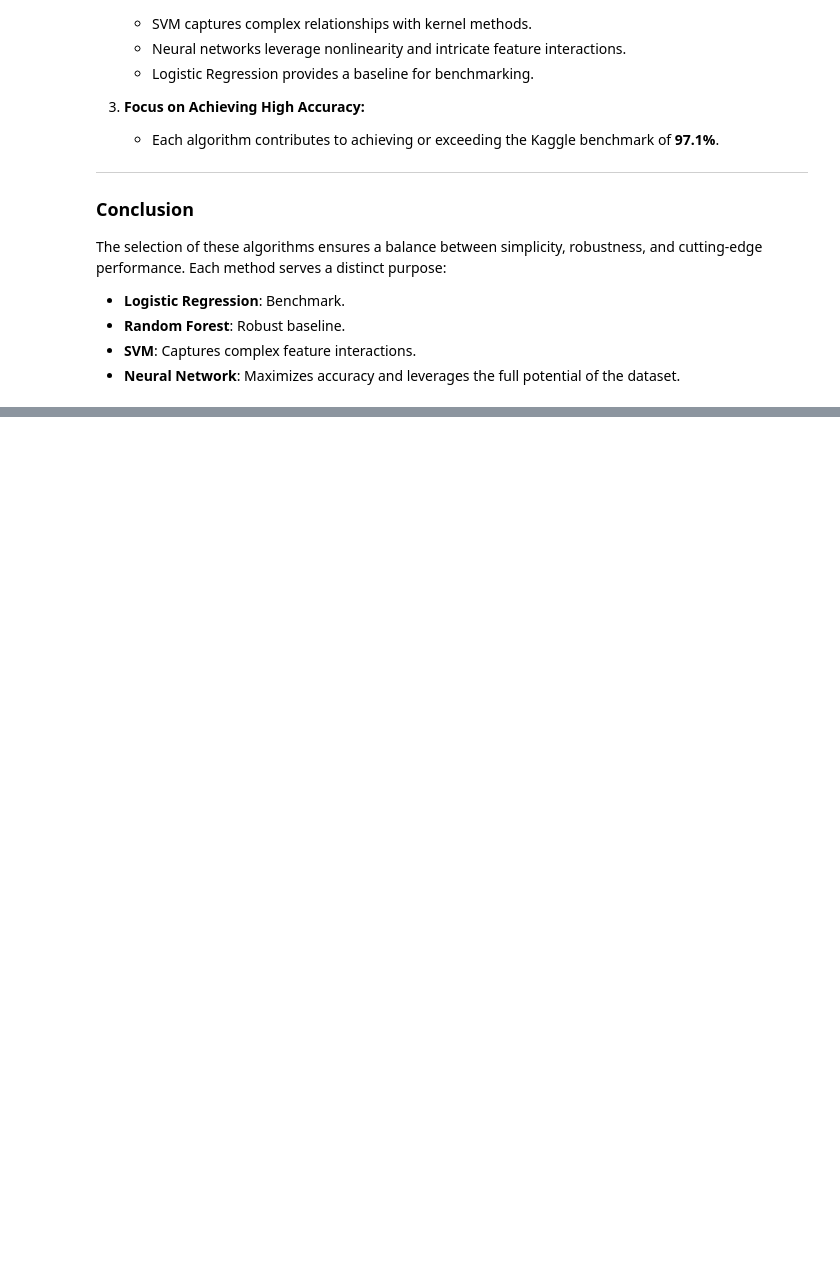
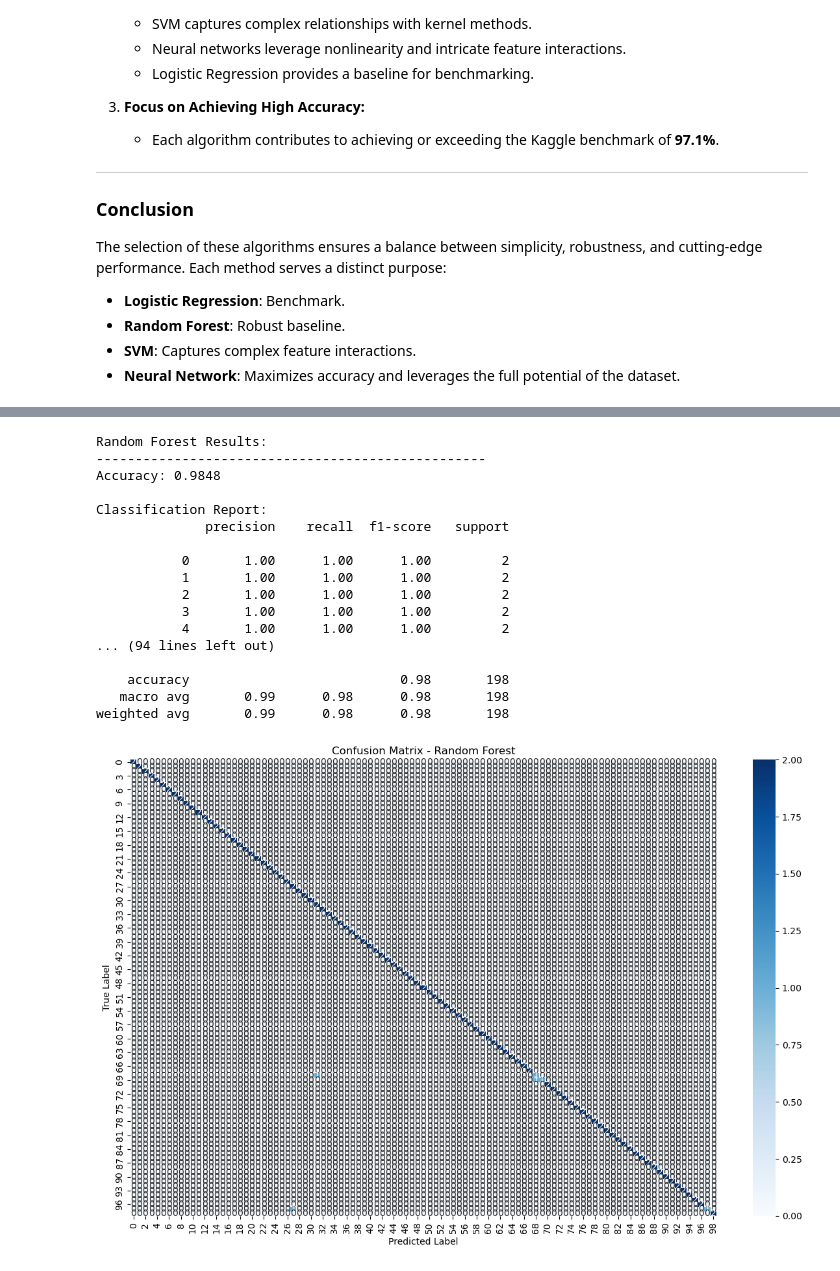
Before and after one commit to suhbrina-perry/CSCI632_Leaf_Classification_Project, a Jupyter notebook: CSCI632_Leaf_Classification_Project.ipynb, the cells around one changed output, grey strips where cells are left out. Drawn from its saved outputs; the diff is of its cells as text; code cells hidden in the pictures; blank space fills up the shorter version.

```diff
--- a/CSCI632_Leaf_Classification_Project.ipynb
+++ b/CSCI632_Leaf_Classification_Project.ipynb
@@ -513,0 +682,75 @@ The selection of these algorithms ensures a balance between simplicity, robustne
+# %%
+# Validation and Visualization
+def plot_confusion_matrix(y_true, y_pred, title):
+    cm = confusion_matrix(y_true, y_pred)
+    plt.figure(figsize=(12, 8))
+    sns.heatmap(cm, annot=True, fmt='d', cmap='Blues')
+    plt.title(f'Confusion Matrix - {title}')
+    plt.ylabel('True Label')
+    plt.xlabel('Predicted Label')
+    plt.tight_layout()
+    plt.show()
+
+# Print classification reports and plot confusion matrices
+models = {
+    'Random Forest': (rf_grid, y_pred_rf),
+    'SVM': (svm_grid, y_pred_svm),
+    'Logistic Regression': (lr_grid, y_pred_lr)
+}
+
+for name, (model, predictions) in models.items():
+    print(f"\n{name} Results:")
+    print("-" * 50)
+    print(f"Accuracy: {model.score(X_test, y_test):.4f}")
+    print("\nClassification Report:")
+    print(classification_report(y_test, predictions))
+    plot_confusion_matrix(y_test, predictions, name)
+
+# Learning curves
+from sklearn.model_selection import learning_curve
+
+def plot_learning_curve(estimator, title):
+    train_sizes, train_scores, test_scores = learning_curve(
+        estimator, X_train, y_train, cv=5, n_jobs=-1,
+        train_sizes=np.linspace(0.1, 1.0, 10))
+
+    train_mean = np.mean(train_scores, axis=1)
+    train_std = np.std(train_scores, axis=1)
+    test_mean = np.mean(test_scores, axis=1)
+    test_std = np.std(test_scores, axis=1)
+
+    plt.figure(figsize=(10, 6))
+    plt.plot(train_sizes, train_mean, label='Training score')
+    plt.plot(train_sizes, test_mean, label='Cross-validation score')
+    plt.fill_between(train_sizes, train_mean - train_std, train_mean + train_std, alpha=0.1)
+    plt.fill_between(train_sizes, test_mean - test_std, test_mean + test_std, alpha=0.1)
+    plt.title(f'Learning Curve - {title}')
+    plt.xlabel('Training Examples')
+    plt.ylabel('Score')
+    plt.legend(loc='best')
+    plt.grid(True)
+    plt.tight_layout()
+    plt.show()
+
+# Plot learning curves for each model
+for name, (model, _) in models.items():
+    plot_learning_curve(model.best_estimator_, name)
+# %% [output]
+Random Forest Results:
+--------------------------------------------------
+Accuracy: 0.9848
+
+Classification Report:
+              precision    recall  f1-score   support
+
+           0       1.00      1.00      1.00         2
+           1       1.00      1.00      1.00         2
+           2       1.00      1.00      1.00         2
+           3       1.00      1.00      1.00         2
+           4       1.00      1.00      1.00         2
+... (94 lines left out)
+
+    accuracy                           0.98       198
+   macro avg       0.99      0.98      0.98       198
+weighted avg       0.99      0.98      0.98       198
+[figure, added]
```
Also changed, not shown: parts of 4 cells of this notebook.
